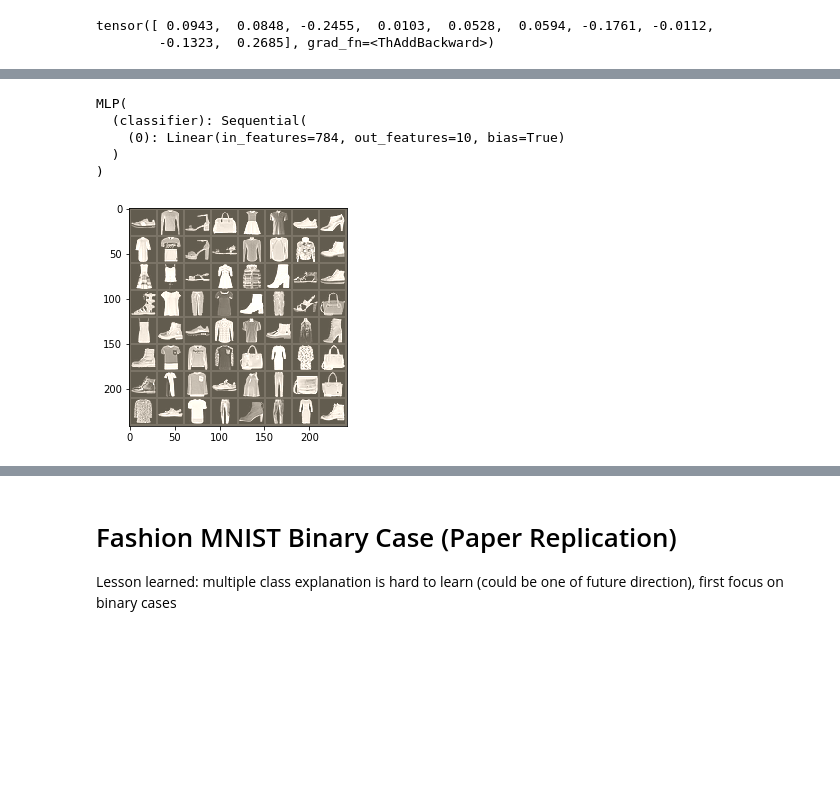
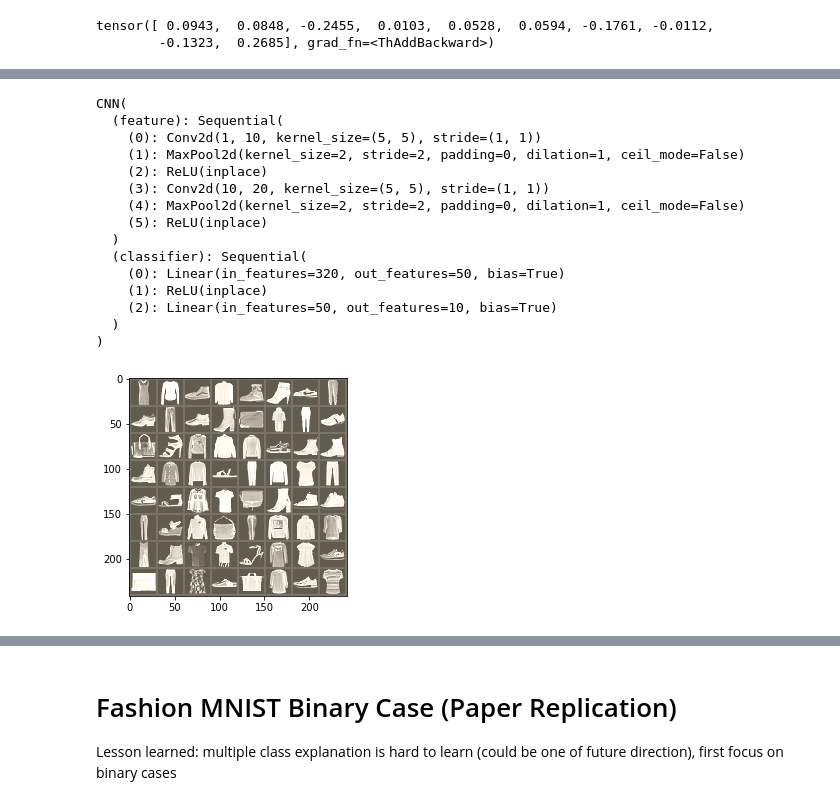
Before and after one commit to nathanwang000/OpenboxEYE, a Jupyter notebook: OpenBoxCNN.ipynb, the cells around one changed output, grey strips where cells are left out. Cells and saved outputs as stored; diff of their text form; code cells hidden in the pictures; blank space fills up the shorter version.

```diff
--- a/OpenBoxCNN.ipynb
+++ b/OpenBoxCNN.ipynb
@@ -327,35 +331,45 @@ print('min: %f, mean: %f, max: %f' % (np.min(diff), np.mean(diff), np.max(diff))
 # %%
 batch_size = 64
 
 train_loader = torch.utils.data.DataLoader(
     datasets.FashionMNIST('fmnist_data', train=True, download=True,
                    transform=transforms.Compose([
                        transforms.ToTensor(),
                        transforms.Normalize((0.1307,), (0.3081,))
                    ])),
     batch_size=batch_size, shuffle=True)
 
 test_loader = torch.utils.data.DataLoader(
     datasets.FashionMNIST('fmnist_data', train=False, transform=transforms.Compose([
                        transforms.ToTensor(),
                        transforms.Normalize((0.1307,), (0.3081,))
                    ])),
     batch_size=batch_size, shuffle=False)
 
-net = MLP(neuron_sizes=[784, 10])
+net = CNN()
 print(net)
 
 criterion = nn.CrossEntropyLoss()
 optimizer = torch.optim.Adam(net.parameters(), weight_decay=1e-4)
 
 x, y = next(iter(train_loader))
 show_tensor_image(x)
 
-train(net, train_loader, criterion, optimizer, print_every=400, epochs=10, max_time=50)
+train(net, train_loader, criterion, optimizer, print_every=400, epochs=10, max_time=300)
 # %% [output]
-MLP(
+CNN(
+  (feature): Sequential(
+    (0): Conv2d(1, 10, kernel_size=(5, 5), stride=(1, 1))
+    (1): MaxPool2d(kernel_size=2, stride=2, padding=0, dilation=1, ceil_mode=False)
+    (2): ReLU(inplace)
+    (3): Conv2d(10, 20, kernel_size=(5, 5), stride=(1, 1))
+    (4): MaxPool2d(kernel_size=2, stride=2, padding=0, dilation=1, ceil_mode=False)
+    (5): ReLU(inplace)
+  )
   (classifier): Sequential(
-    (0): Linear(in_features=784, out_features=10, bias=True)
+    (0): Linear(in_features=320, out_features=50, bias=True)
+    (1): ReLU(inplace)
+    (2): Linear(in_features=50, out_features=10, bias=True)
   )
 )
-[figure, old version]
+[figure, new version]
```
Also changed, not shown: parts of 12 cells of this notebook.
